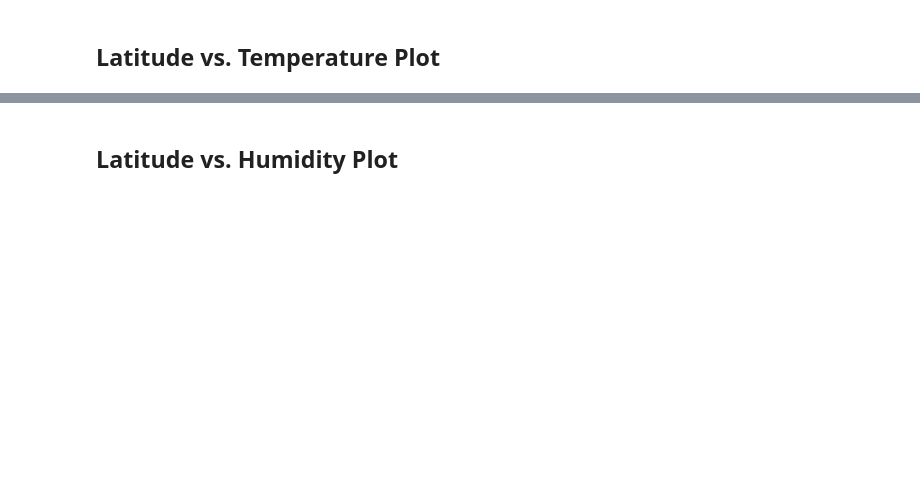
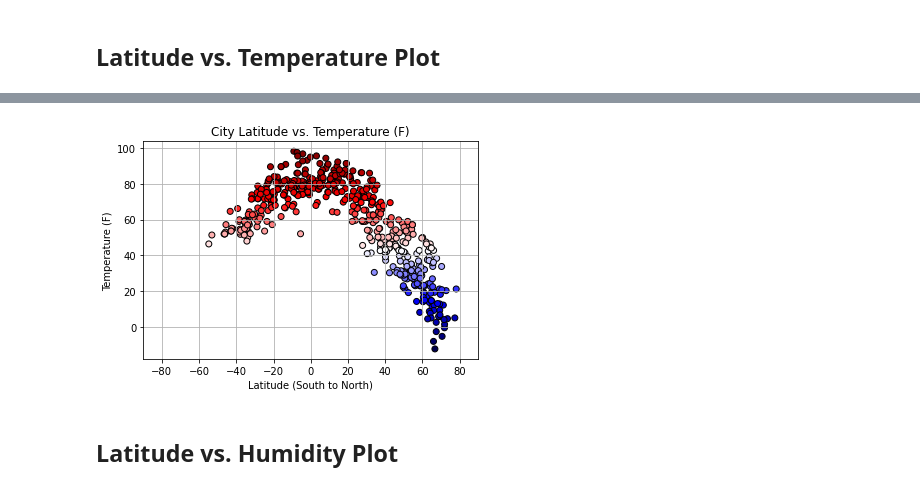
Before and after one commit to wgaechter/WG_API_HW, a Jupyter notebook: Code/WeatherPy/WeatherPy.ipynb, the cells around one changed output, grey strips where cells are left out. Saved outputs shown, nothing was run; the diff lists cells and outputs as text; code cells hidden in the pictures; blank space fills up the shorter version.

Commit message:
Pushed with completed and working WeatherPy -- Checking Instructions now for completed instructions -- Check to see if Saved Plots folder pushed as well

```diff
--- a/Code/WeatherPy/WeatherPy.ipynb
+++ b/Code/WeatherPy/WeatherPy.ipynb
@@ -168,3 +158,9 @@ Int64Index([], dtype='int64')
 ## Plotting the Data
 * Use proper labeling of the plots using plot titles (including date of analysis) and axes labels.
 * Save the plotted figures as .pngs.
+# %%
+weather_output_file = "Output/weather_data.csv"
+
+weather_csv = pd.read_csv(weather_output_file)
+
+weather_csv
@@ -176,2 +183,17 @@ Int64Index([], dtype='int64')
+# %%
+city_lat = weather_csv['Latitude (N+/S-)']
+temp = weather_csv['Temperature (F)']
+
+plt.scatter(city_lat, temp, c=temp, cmap="seismic", marker='o', facecolors='red', edgecolors='black')
+plt.xlim(-90, 90)
+plt.title("City Latitude vs. Temperature (F)")
+plt.xlabel("Latitude (South to North)")
+plt.ylabel("Temperature (F)")
+plt.grid()
+plt.show
+
+plt.savefig("Output/Saved Plots/Lat vs Temp.png")
+# %% [output]
+[figure, added]
 # %% [markdown]
 ## Latitude vs. Humidity Plot
```
Also changed, not shown: parts of 33 cells of this notebook, 1 other file.
